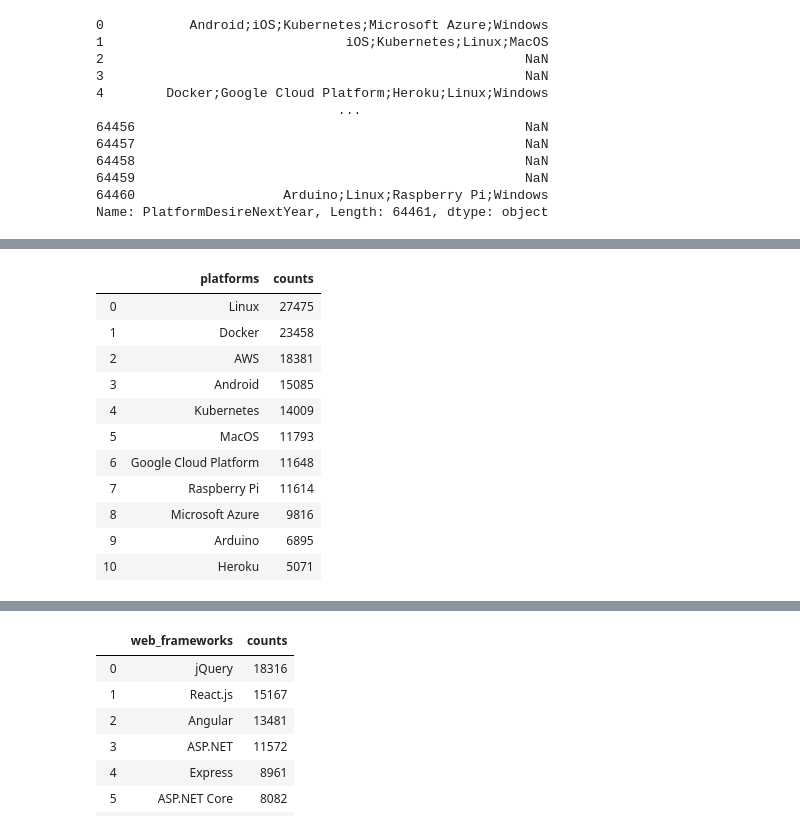
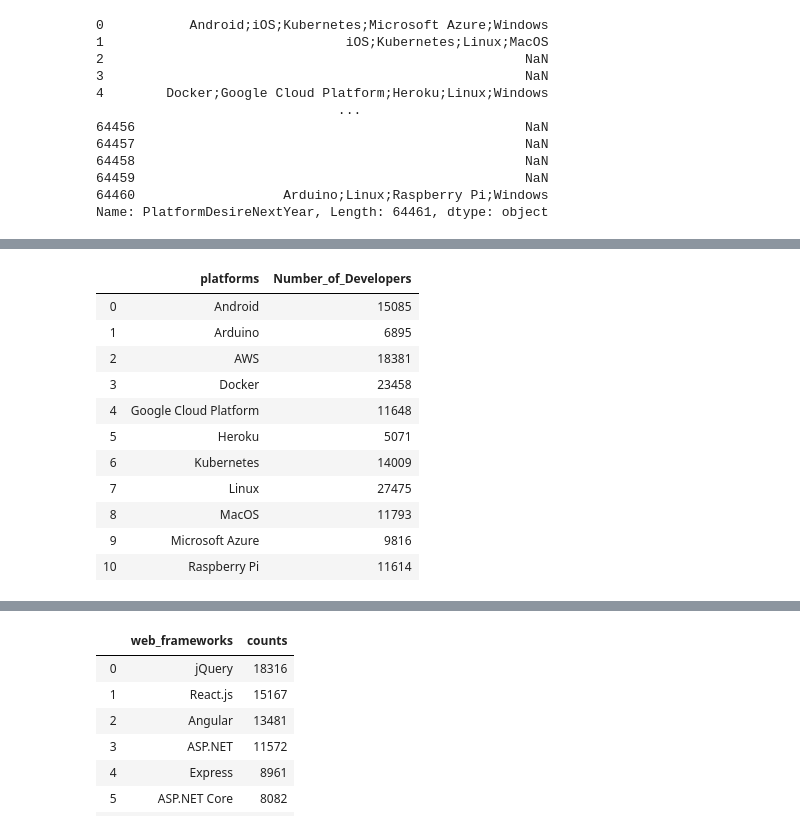
Before and after one commit to hananather/stackoverflow, a Jupyter notebook: Notebook-1.ipynb, the cells around one changed output, grey strips where cells are left out. Saved outputs shown, nothing was run; the diff lists cells and outputs as text; code cells hidden in the pictures.

```diff
--- a/Notebook-1.ipynb
+++ b/Notebook-1.ipynb
@@ -60,16 +103,0 @@ languages = ['Assembly', 'Bash/Shell/PowerShell', 'C','C#','C++','Dart' ,'Go', '
-# %%
-def clean_counts(df, col, values, col1, col2 = 'counts'):
-
-    raw_df = df[col].value_counts().reset_index()
-    clean_df = defaultdict(int)
-
-    for val in values:
-        for index, row in raw_df.iterrows():
-            if val in list(row)[0]:
-                clean_df[val] += int(list(row)[1])
-
-    clean_df = pd.DataFrame(pd.Series(clean_df)).reset_index()
-    clean_df.columns = [col1, col2]
-    clean_df = clean_df.reset_index(drop=True)
-
-    return clean_df
@@ -242,15 +258,16 @@ clean_counts(df,'PlatformWorkedWith', platforms, 'platforms')
 # %%
-clean_counts(df,'PlatformDesireNextYear', platforms, 'platforms')
+PlatformDesireNextYear = clean_counts(df,'PlatformDesireNextYear', platforms, 'platforms')
+PlatformDesireNextYear
 # %% [output]
-|  | platforms | counts |
-| 0 | Linux | 27475 |
-| 1 | Docker | 23458 |
+|  | platforms | Number_of_Developers |
+| 0 | Android | 15085 |
+| 1 | Arduino | 6895 |
 | 2 | AWS | 18381 |
-| 3 | Android | 15085 |
-| 4 | Kubernetes | 14009 |
-| 5 | MacOS | 11793 |
-| 6 | Google Cloud Platform | 11648 |
-| 7 | Raspberry Pi | 11614 |
-| 8 | Microsoft Azure | 9816 |
-| 9 | Arduino | 6895 |
-| 10 | Heroku | 5071 |
+| 3 | Docker | 23458 |
+| 4 | Google Cloud Platform | 11648 |
+| 5 | Heroku | 5071 |
+| 6 | Kubernetes | 14009 |
+| 7 | Linux | 27475 |
+| 8 | MacOS | 11793 |
+| 9 | Microsoft Azure | 9816 |
+| 10 | Raspberry Pi | 11614 |
```
Also changed, not shown: parts of 31 cells of this notebook.
